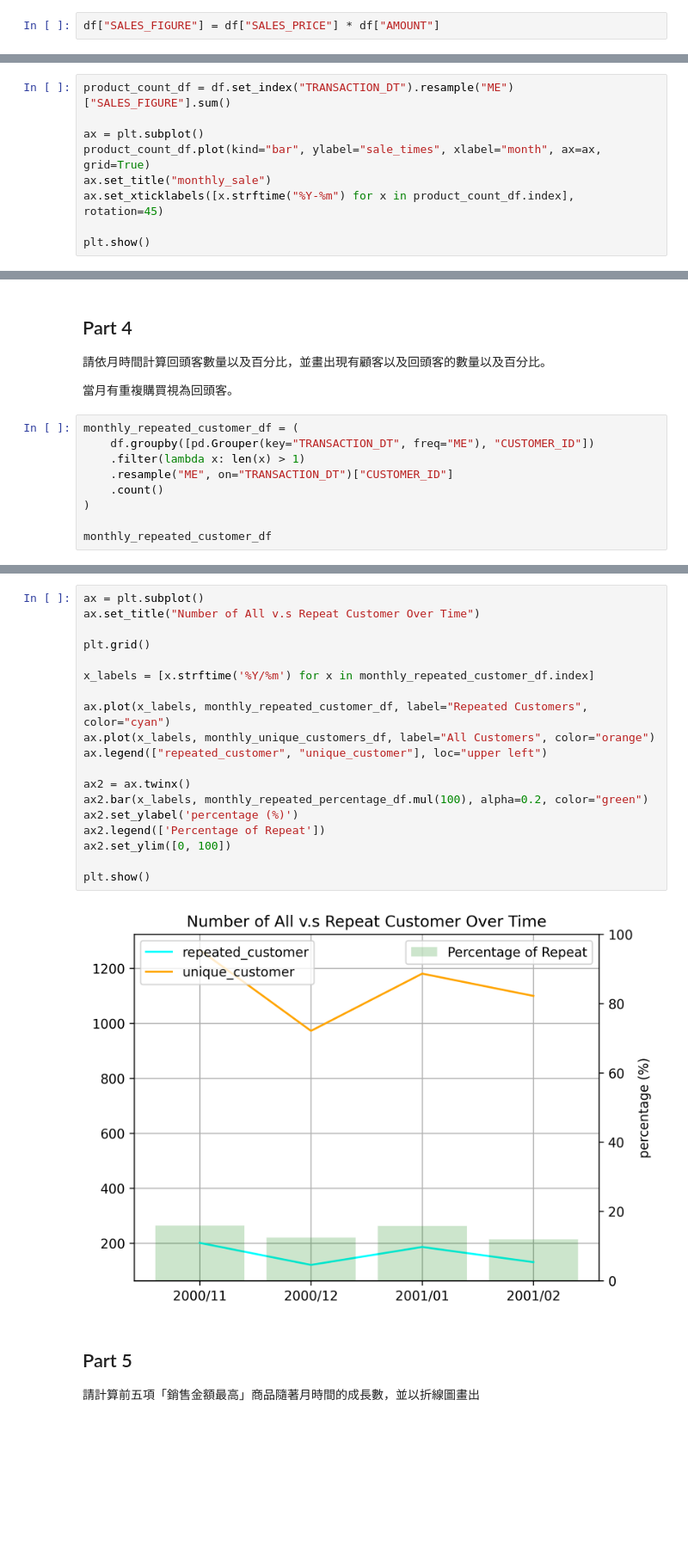
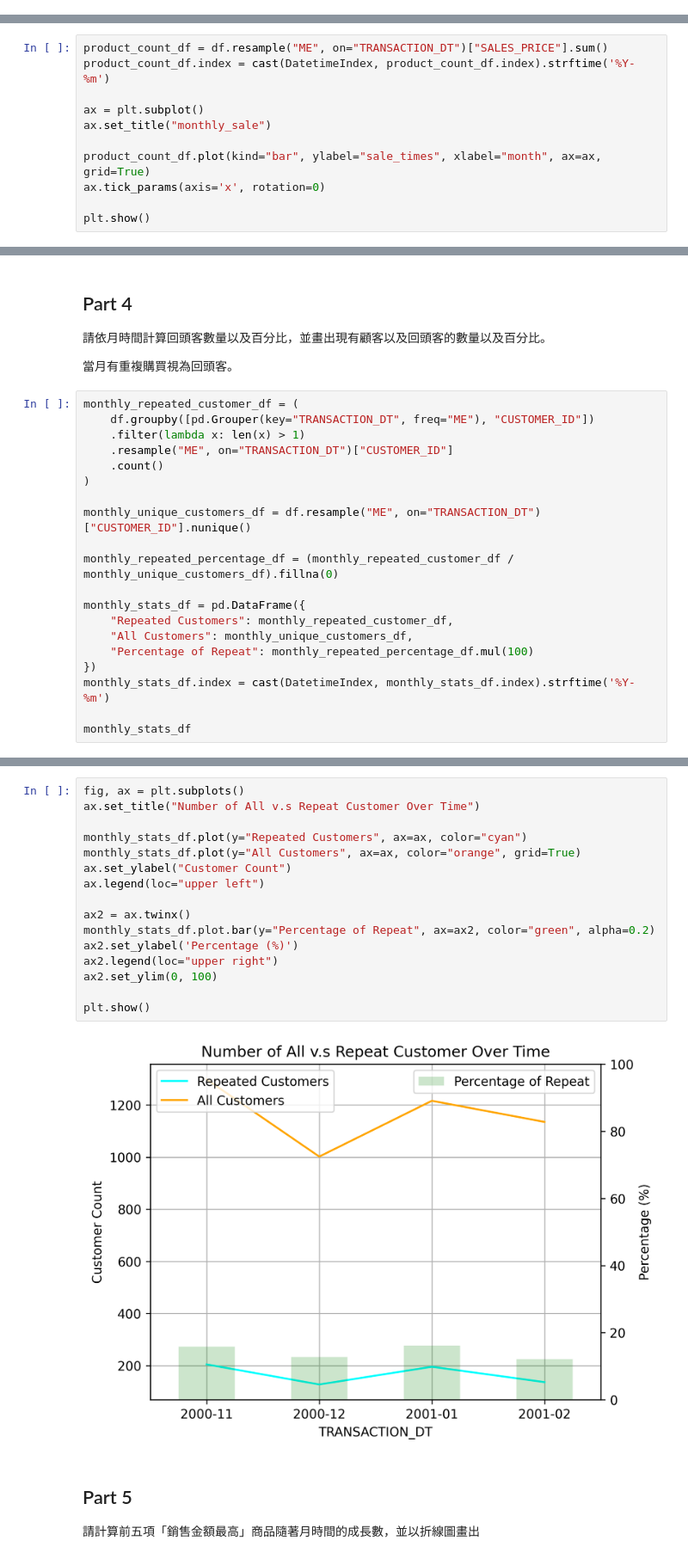
Before and after one commit to pan93412/nkust-homework, a Jupyter notebook: semester-5/business-platform-design/ch9/hw093.ipynb, the cells around one changed output, grey strips where cells are left out. Shown: that part at 86% size. Drawn from its saved outputs; the diff is of its cells as text; blank space fills up the shorter version.

```diff
--- a/semester-5/business-platform-design/ch9/hw093.ipynb
+++ b/semester-5/business-platform-design/ch9/hw093.ipynb
@@ -89,5 +89,3 @@ df.describe()
-# %%
-df["SALES_FIGURE"] = df["SALES_PRICE"] * df["AMOUNT"]
 # %% [markdown]
 ## Part 2
 
@@ -126,12 +129,14 @@ plt.show()
 
 請依月時間計算銷售額趨勢圖，並以長條圖畫出。
 # %%
-product_count_df = df.set_index("TRANSACTION_DT").resample("ME")["SALES_FIGURE"].sum()
+product_count_df = df.resample("ME", on="TRANSACTION_DT")["SALES_PRICE"].sum()
+product_count_df.index = cast(DatetimeIndex, product_count_df.index).strftime('%Y-%m')
 
 ax = plt.subplot()
+ax.set_title("monthly_sale")
+
 product_count_df.plot(kind="bar", ylabel="sale_times", xlabel="month", ax=ax, grid=True)
-ax.set_title("monthly_sale")
-ax.set_xticklabels([x.strftime("%Y-%m") for x in product_count_df.index], rotation=45)
+ax.tick_params(axis='x', rotation=0)
 
 plt.show()
 # %% [output]
@@ -150,5 +155,16 @@ monthly_repeated_customer_df = (
     .count()
 )
 
-monthly_repeated_customer_df
+monthly_unique_customers_df = df.resample("ME", on="TRANSACTION_DT")["CUSTOMER_ID"].nunique()
+
+monthly_repeated_percentage_df = (monthly_repeated_customer_df / monthly_unique_customers_df).fillna(0)
+
+monthly_stats_df = pd.DataFrame({
+    "Repeated Customers": monthly_repeated_customer_df,
+    "All Customers": monthly_unique_customers_df,
+    "Percentage of Repeat": monthly_repeated_percentage_df.mul(100)
+})
+monthly_stats_df.index = cast(DatetimeIndex, monthly_stats_df.index).strftime('%Y-%m')
+
+monthly_stats_df
 # %% [output]
@@ -183,24 +177,21 @@ Freq: ME, Name: CUSTOMER_ID, dtype: float64
 # %%
-ax = plt.subplot()
+fig, ax = plt.subplots()
 ax.set_title("Number of All v.s Repeat Customer Over Time")
 
-plt.grid()
-
-x_labels = [x.strftime('%Y/%m') for x in monthly_repeated_customer_df.index]
-
-ax.plot(x_labels, monthly_repeated_customer_df, label="Repeated Customers", color="cyan")
-ax.plot(x_labels, monthly_unique_customers_df, label="All Customers", color="orange")
-ax.legend(["repeated_customer", "unique_customer"], loc="upper left")
+monthly_stats_df.plot(y="Repeated Customers", ax=ax, color="cyan")
+monthly_stats_df.plot(y="All Customers", ax=ax, color="orange", grid=True)
+ax.set_ylabel("Customer Count")
+ax.legend(loc="upper left")
 
 ax2 = ax.twinx()
-ax2.bar(x_labels, monthly_repeated_percentage_df.mul(100), alpha=0.2, color="green")
-ax2.set_ylabel('percentage (%)')
-ax2.legend(['Percentage of Repeat'])
-ax2.set_ylim([0, 100])
+monthly_stats_df.plot.bar(y="Percentage of Repeat", ax=ax2, color="green", alpha=0.2)
+ax2.set_ylabel('Percentage (%)')
+ax2.legend(loc="upper right")
+ax2.set_ylim(0, 100)
 
 plt.show()
 # %% [output]
-[figure, old version]
+[figure, new version]
 # %% [markdown]
 ## Part 5
 
```
Also changed, not shown: parts of 21 cells of this notebook, 2 other files.
